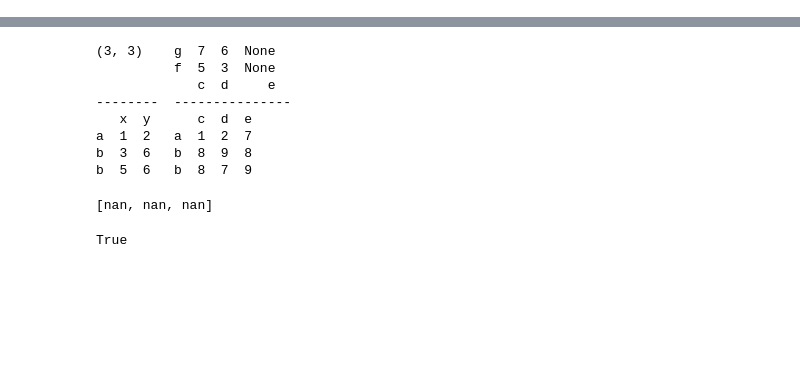
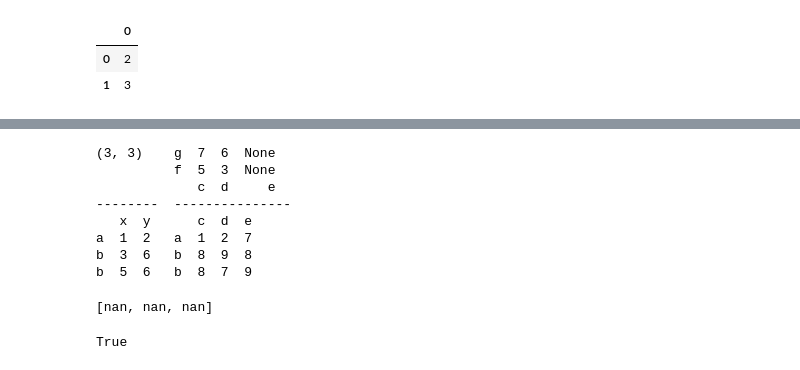
Before and after one commit to frlender/muldataframe, a Jupyter notebook: xplMulDataFrame.ipynb, the cells around one changed output, grey strips where cells are left out. Cells and saved outputs as stored; diff of their text form; code cells hidden in the pictures; blank space fills up the shorter version.

```diff
--- a/xplMulDataFrame.ipynb
+++ b/xplMulDataFrame.ipynb
@@ -17,3 +17,9 @@ columns = pd.DataFrame([[5,7],[3,6]],
                      columns=['f','g'])
 md = MulDataFrame([[1,2],[8,9],[8,7]],index=index,
                   columns=columns)
+# %%
+b
+# %% [output]
+|  | 0 |
+| 0 | 2 |
+| 1 | 3 |
```
Also changed, not shown: parts of 2 cells of this notebook, 8 other files.
